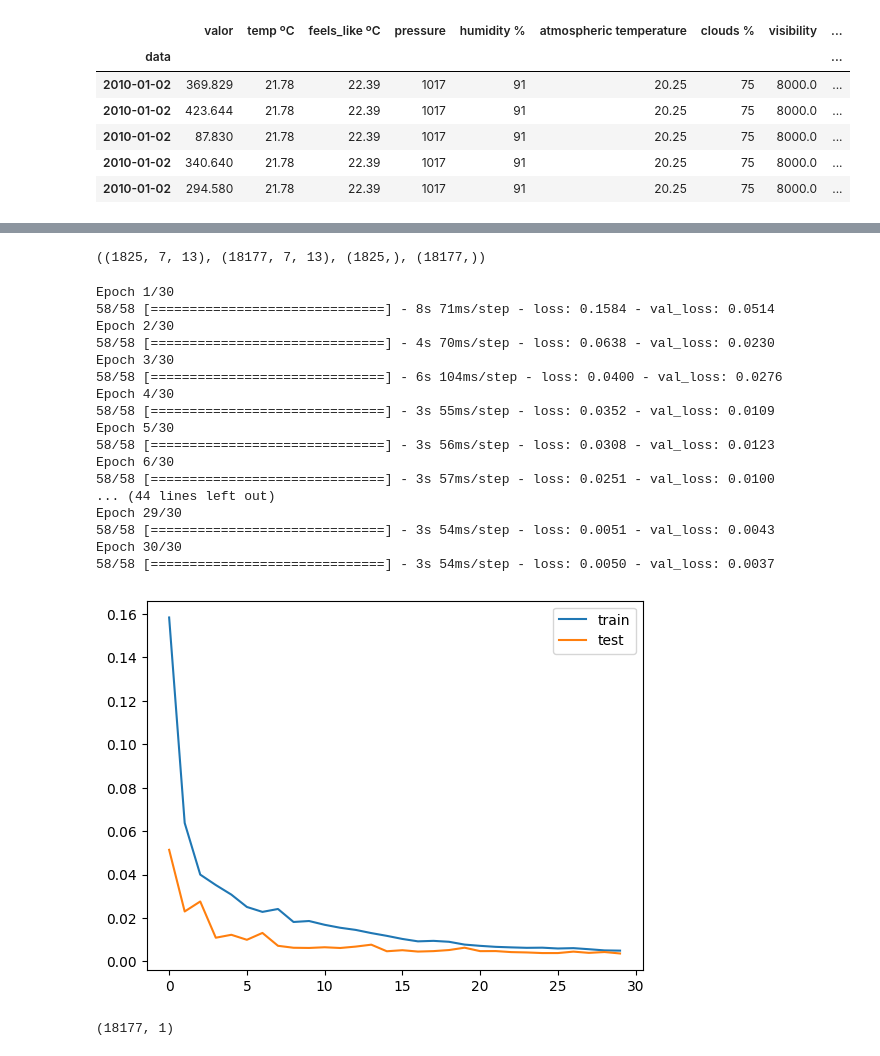
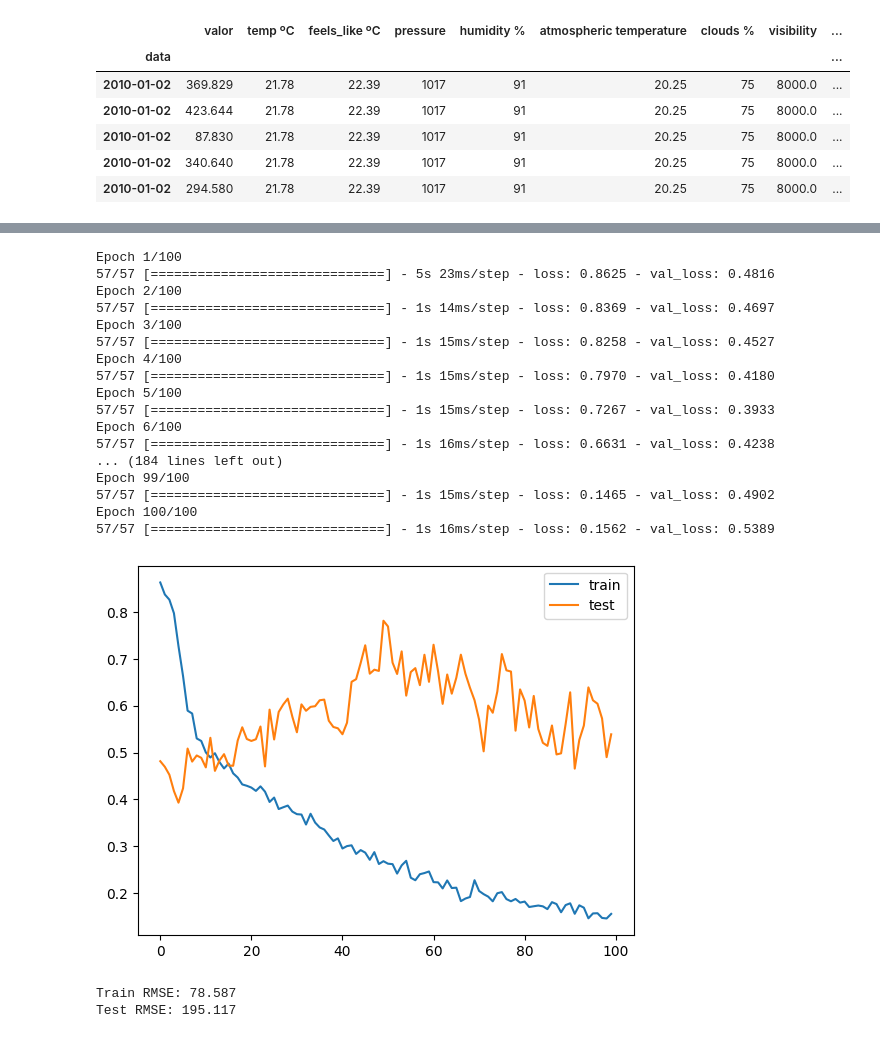
Before and after one commit to gutessitore/WeatherPrediction, a Jupyter notebook: notebooks/Traffic_pred.ipynb, the cells around one changed output, grey strips where cells are left out. Cells and saved outputs as stored; diff of their text form; code cells hidden in the pictures.

```diff
--- a/notebooks/Traffic_pred.ipynb
+++ b/notebooks/Traffic_pred.ipynb
@@ -478,5 +497,5 @@ df.head()
 # %%
-#standardize data
 from sklearn.preprocessing import StandardScaler
 scaler = StandardScaler()
-df[['valor','temp ºC', 'feels_like ºC', 'pressure', 'humidity %', 'atmospheric temperature', 'clouds %', 'visibility','wind_speed m/s','rain_mm']] = scaler.fit_transform(df[['valor','temp ºC', 'feels_like ºC', 'pressure', 'humidity %', 'atmospheric temperature', 'clouds %', 'visibility','wind_speed m/s','rain_mm']])
+df[['temp ºC', 'feels_like ºC', 'pressure', 'humidity %', 'atmospheric temperature', 'clouds %', 'wind_speed m/s','rain_mm']] = scaler.fit_transform(df[['temp ºC', 'feels_like ºC', 'pressure', 'humidity %', 'atmospheric temperature', 'clouds %','wind_speed m/s','rain_mm']])
+df[['valor']] = scaler.fit_transform(df[['valor']])
@@ -485,14 +502,9 @@ df.drop(['visibility'], axis=1, inplace=True)
-# %%
-#normalize data
-from sklearn.preprocessing import MinMaxScaler
-scaler = MinMaxScaler()
-df[['valor','temp ºC', 'feels_like ºC', 'pressure', 'humidity %', 'atmospheric temperature', 'clouds %', 'wind_speed m/s','rain_mm']] = scaler.fit_transform(df[['valor','temp ºC', 'feels_like ºC', 'pressure', 'humidity %', 'atmospheric temperature', 'clouds %', 'wind_speed m/s','rain_mm']])
 # %%
 def create_sequences(data, n_steps):
     X = []
     y = []
     for i in range(len(data)-n_steps):
-        X.append(data.iloc[i:i+n_steps, :-1].values)
-        y.append(data.iloc[i+n_steps, 1])
+        X.append(data.iloc[i:i+n_steps, :].values)
+        y.append(data.iloc[i+n_steps, 0])
     return np.array(X), np.array(y), np.array
 # %%
@@ -505,60 +518,58 @@ X.shape, y.shape
 # %%
-# split into train, val and test sets
 # split into train and test sets
 n_train = 365*5
 X_train, X_test, y_train, y_test = X[:n_train], X[n_train:], y[:n_train], y[n_train:]
-X_train.shape, X_test.shape, y_train.shape, y_test.shape
+#create validation set
+X_train, X_val, y_train, y_val = X_train[:-7], X_train[-7:], y_train[:-7], y_train[-7:]
-# %% [output]
-((1825, 7, 13), (18177, 7, 13), (1825,), (18177,))
 # %%
 # define model
 from tensorflow.keras.models import Sequential
 from tensorflow.keras.layers import Dense, LSTM, Dropout
+import seaborn as sns
+from sklearn.model_selection import TimeSeriesSplit
+import re
 
 model = Sequential()
-model.add(LSTM(128, activation='relu', input_shape=(n_steps, 13)))
+model.add(LSTM(128, activation='relu', input_shape=(n_steps, 14)))
 model.add(Dropout(0.2))
 model.add(Dense(64, activation='relu'))
 model.add(Dropout(0.2))
 model.add(Dense(32, activation='relu'))
 model.add(Dropout(0.2))
 model.add(Dense(16, activation='relu'))
 model.add(Dropout(0.2))
 model.add(Dense(8, activation='relu'))
 model.add(Dropout(0.2))
 model.add(Dense(1))
 model.compile(optimizer='adam', loss='mse')
 
 # fit model
-history = model.fit(X_train, y_train, epochs=30, validation_data=(X_test, y_test), verbose=1)
+history = model.fit(X_train, y_train, epochs=100, validation_data=(X_val, y_val), verbose=1)
 
 # plot learning curves
 plt.plot(history.history['loss'], label='train')
 plt.plot(history.history['val_loss'], label='test')
 plt.legend()
 plt.show()
 # %% [output]
-Epoch 1/30
-58/58 [==============================] - 8s 71ms/step - loss: 0.1584 - val_loss: 0.0514
-Epoch 2/30
-58/58 [==============================] - 4s 70ms/step - loss: 0.0638 - val_loss: 0.0230
-Epoch 3/30
-58/58 [==============================] - 6s 104ms/step - loss: 0.0400 - val_loss: 0.0276
-Epoch 4/30
-58/58 [==============================] - 3s 55ms/step - loss: 0.0352 - val_loss: 0.0109
-Epoch 5/30
-58/58 [==============================] - 3s 56ms/step - loss: 0.0308 - val_loss: 0.0123
-Epoch 6/30
-58/58 [==============================] - 3s 57ms/step - loss: 0.0251 - val_loss: 0.0100
-... (44 lines left out)
-Epoch 29/30
-58/58 [==============================] - 3s 54ms/step - loss: 0.0051 - val_loss: 0.0043
-Epoch 30/30
-58/58 [==============================] - 3s 54ms/step - loss: 0.0050 - val_loss: 0.0037
+Epoch 1/100
+57/57 [==============================] - 5s 23ms/step - loss: 0.8625 - val_loss: 0.4816
+Epoch 2/100
+57/57 [==============================] - 1s 14ms/step - loss: 0.8369 - val_loss: 0.4697
+Epoch 3/100
+57/57 [==============================] - 1s 15ms/step - loss: 0.8258 - val_loss: 0.4527
+Epoch 4/100
+57/57 [==============================] - 1s 15ms/step - loss: 0.7970 - val_loss: 0.4180
+Epoch 5/100
+57/57 [==============================] - 1s 15ms/step - loss: 0.7267 - val_loss: 0.3933
+Epoch 6/100
+57/57 [==============================] - 1s 16ms/step - loss: 0.6631 - val_loss: 0.4238
+... (184 lines left out)
+Epoch 99/100
+57/57 [==============================] - 1s 15ms/step - loss: 0.1465 - val_loss: 0.4902
+Epoch 100/100
+57/57 [==============================] - 1s 16ms/step - loss: 0.1562 - val_loss: 0.5389
-[figure, old version]
+[figure, new version]
 # %%
 # make a prediction
 yhat = model.predict(X_test, verbose=0)
-yhat.shape
-# %% [output]
-(18177, 1)
@@ -565 +582,15 @@ yhat.shape
+# %%
+#get train and test rmse
+from math import sqrt
+from sklearn.metrics import mean_squared_error
+yhat_train = model.predict(X_train, verbose=0)
+yhat_train = scaler.inverse_transform(yhat_train)
+rmse = sqrt(mean_squared_error(y_train_denorm, yhat_train))
+print('Train RMSE: %.3f' % rmse)
+
+rmse_test = sqrt(mean_squared_error(y_test_denorm, yhat))
+print('Test RMSE: %.3f' % rmse_test)
+# %% [output]
+Train RMSE: 78.587
+Test RMSE: 195.117
 # %%
```
Also changed, not shown: parts of 24 cells of this notebook, 1 other file.
